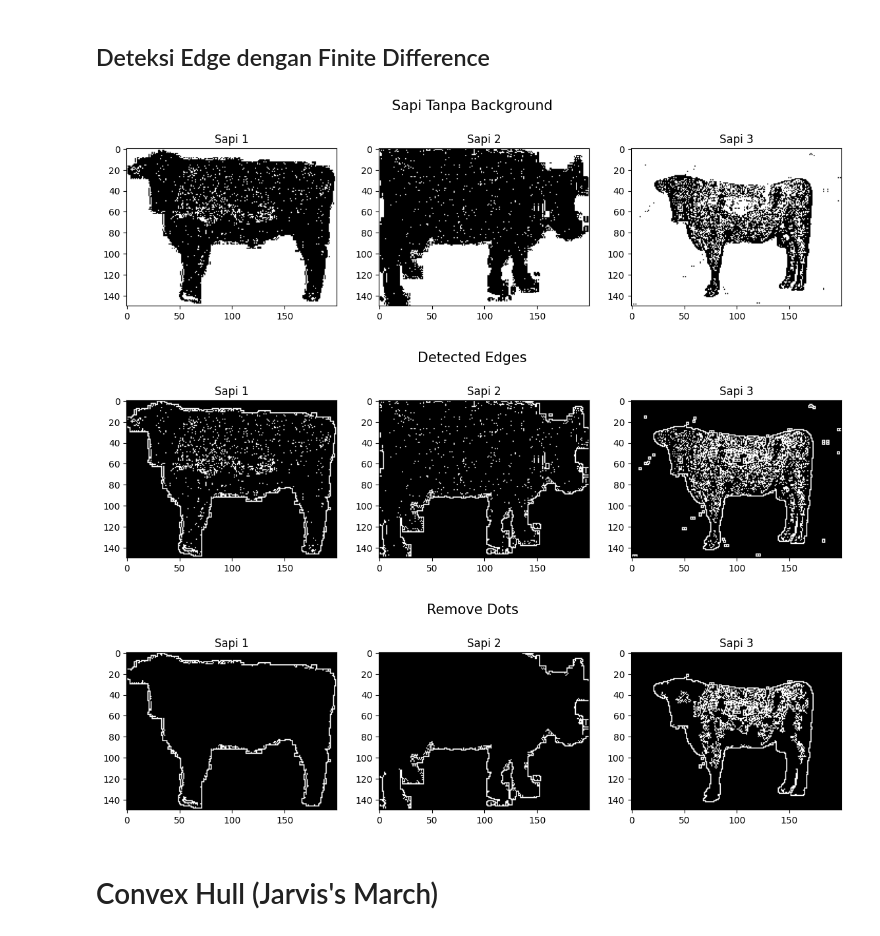
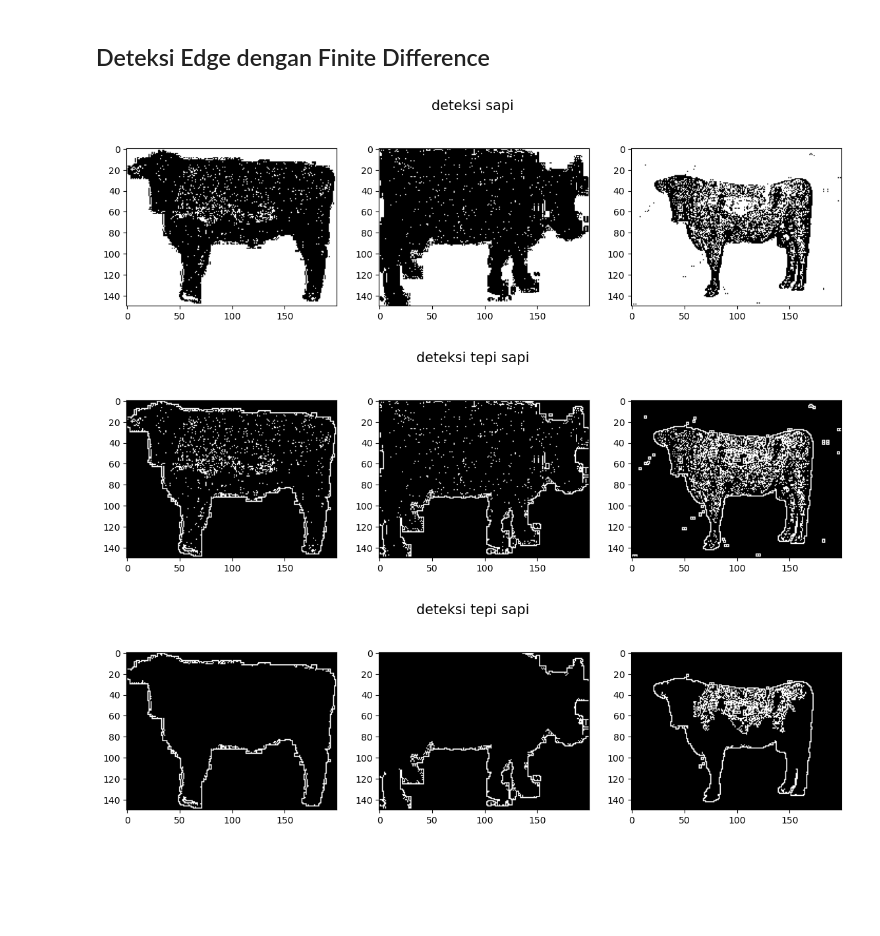
Before and after one commit to naragift/sapixy, a Jupyter notebook: main.ipynb, the cells around one changed output. Drawn from its saved outputs; the diff is of its cells as text; code cells hidden in the pictures; blank space fills up the shorter version.

Commit message:
fix: edge detection for image with bg

```diff
--- a/main.ipynb
+++ b/main.ipynb
@@ -13,7 +13,7 @@ import matplotlib.pyplot as plt
 # %% [markdown]
 ## Menampilkan Gambar
 # %%
-def display_im_nobg(im1, im2,im3, title):
+def display_im(im1, im2,im3, title):
   f, (ax1, ax2, ax3) = plt.subplots(1, 3, figsize=(14, 4))
   ax1.imshow(im1, cmap='gray')
   ax1.set_title('Sapi 1')
@@ -23,7 +23,7 @@ def display_im_nobg(im1, im2,im3, title):
   ax3.set_title('Sapi 3')
   f.suptitle(title, fontsize=15)
 
-def display_im_bg(im1, title):
+def display_im2(im1, title):
   f, (ax1) = plt.subplots(1, 1, figsize=(14, 4))
   ax1.imshow(im1, cmap='gray')
   f.suptitle(title, fontsize=15)
@@ -144,11 +142,11 @@ def apply(im, low_thresh, high_thresh):
 
 fdif_image1 = apply(resized_image1, 0, 1)
 fdif_image2 = apply(resized_image2, 0, 1)
-fdif_image3 = apply(resized_image3, 6, 7)
+fdif_image3 = apply(resized_image3, 6, 6)
 
-display_im_nobg(fdif_image1,fdif_image2,fdif_image3, 'Sapi Tanpa Background')
+display_im(fdif_image1, fdif_image2, fdif_image3, title='deteksi sapi')
 # %% [output]
-[figure, old version]
+[figure, new version]
 # %%
 # 8-connectivity algorithm
 def detect_edges(image):
@@ -176,10 +174,9 @@ def detect_edges(image):
 detected_edges1 = detect_edges(fdif_image1)
 detected_edges2 = detect_edges(fdif_image2)
 detected_edges3 = detect_edges(fdif_image3)
-
-display_im_nobg(detected_edges1,detected_edges2,detected_edges3, 'Detected Edges')
+display_im(detected_edges1, detected_edges2, detected_edges3, title='deteksi tepi sapi')
 # %% [output]
-[figure, old version]
+[figure, new version]
 # %%
 def connected_component_labeling(edges):
     height, width = len(edges), len(edges[0])
@@ -196,38 +193,35 @@ def connected_component_labeling(edges):
         component.append((i, j))
 
         # Explore the 8-connectivity neighbors
         for dx in [-1, 0, 1]:
             for dy in [-1, 0, 1]:
                 dfs(i + dx, j + dy, component)
 
     # Perform connected component labeling
     for i in range(height):
         for j in range(width):
             if not visited[i][j] and edges[i][j] == 255:
                 component = []
                 dfs(i, j, component)
                 components.append(component)
 
     return components
 
 
 def remove_disconnected_dots(edges, min_dot_size):
     components = connected_component_labeling(edges)
 
     # Remove small disconnected dots
     for component in components:
         if len(component) < min_dot_size:
             for i, j in component:
                 edges[i][j] = 0
 
     return edges
 
-remove_dots1 = remove_disconnected_dots(detected_edges1, 40)
-remove_dots2 = remove_disconnected_dots(detected_edges2, 40)
-remove_dots3 = remove_disconnected_dots(detected_edges3, 40)
-
-display_im_nobg(remove_dots1,remove_dots2,remove_dots3, 'Remove Dots')
+undisconnected_dots1 = remove_disconnected_dots(detected_edges1, 40)
+undisconnected_dots2 = remove_disconnected_dots(detected_edges2, 40)
+undisconnected_dots3 = remove_disconnected_dots(detected_edges3, min_dot_size=125)
+display_im(undisconnected_dots1, undisconnected_dots2, undisconnected_dots3, title='deteksi tepi sapi')
 # %% [output]
-[figure, old version]
+[figure, new version]
-# %% [markdown]
-# Convex Hull (Jarvis's March)
```
Also changed, not shown: parts of 8 cells of this notebook.
